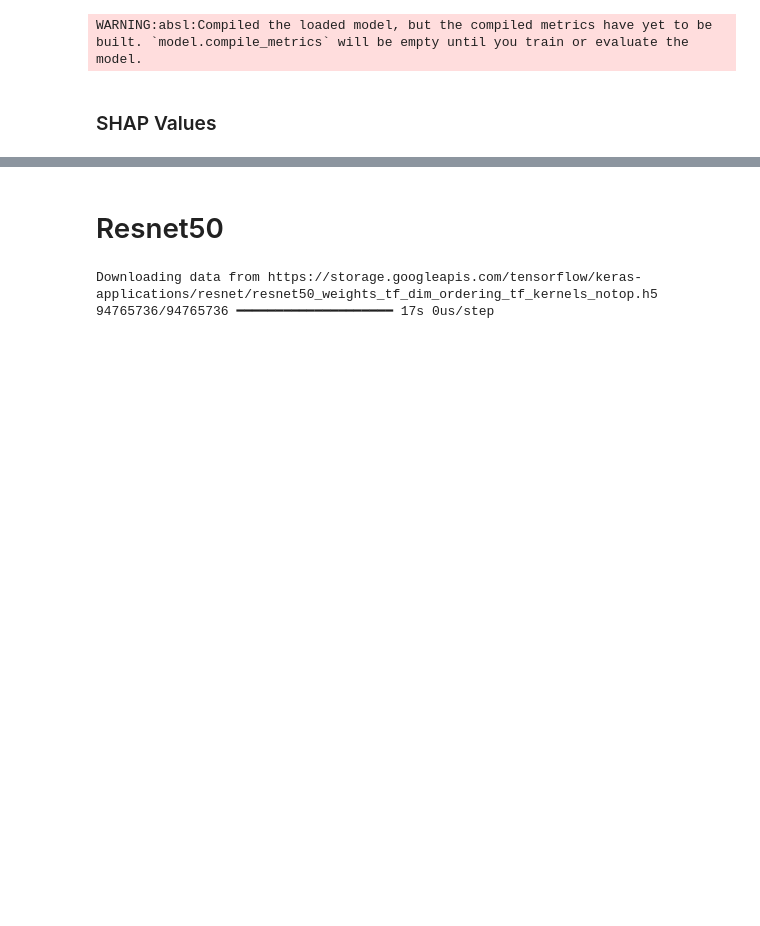
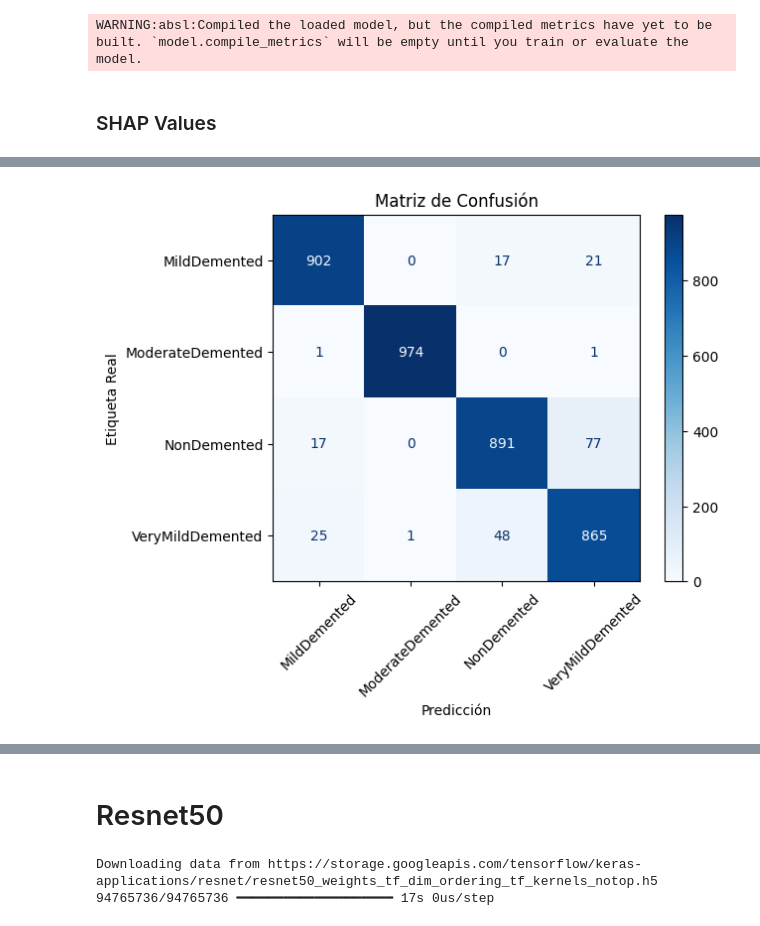
Before and after one commit to LINDAINES213/Classification_of_Alzheimers_Disease, a Jupyter notebook: DL_Project.ipynb, the cells around one changed output, grey strips where cells are left out. Saved outputs shown, nothing was run; the diff lists cells and outputs as text; code cells hidden in the pictures; blank space fills up the shorter version.

Commit message:
Confussion Matrix

```diff
--- a/DL_Project.ipynb
+++ b/DL_Project.ipynb
@@ -626,0 +682,21 @@ plt.show()
+# %%
+from sklearn.metrics import confusion_matrix, ConfusionMatrixDisplay
+import matplotlib.pyplot as plt
+
+# Realiza predicciones en el conjunto de prueba
+y_pred = model.predict(x_test)
+y_pred_classes = np.argmax(y_pred, axis=1)  # Convierte las predicciones a etiquetas de clase
+y_true = y_test  # Las etiquetas reales ya están en forma de clase
+
+# Calcula la matriz de confusión
+cm = confusion_matrix(y_true, y_pred_classes)
+
+# Visualiza la matriz de confusión con nombres de clases
+disp = ConfusionMatrixDisplay(confusion_matrix=cm, display_labels=labels)
+disp.plot(cmap=plt.cm.Blues)
+plt.title("Matriz de Confusión")
+plt.xlabel("Predicción")
+plt.xticks(rotation=45)
+plt.ylabel("Etiqueta Real")
+plt.show()
+# %% [output]
@@ -626,0 +704 @@ plt.show()
+[figure, added]
```
Also changed, not shown: parts of 14 cells of this notebook.
